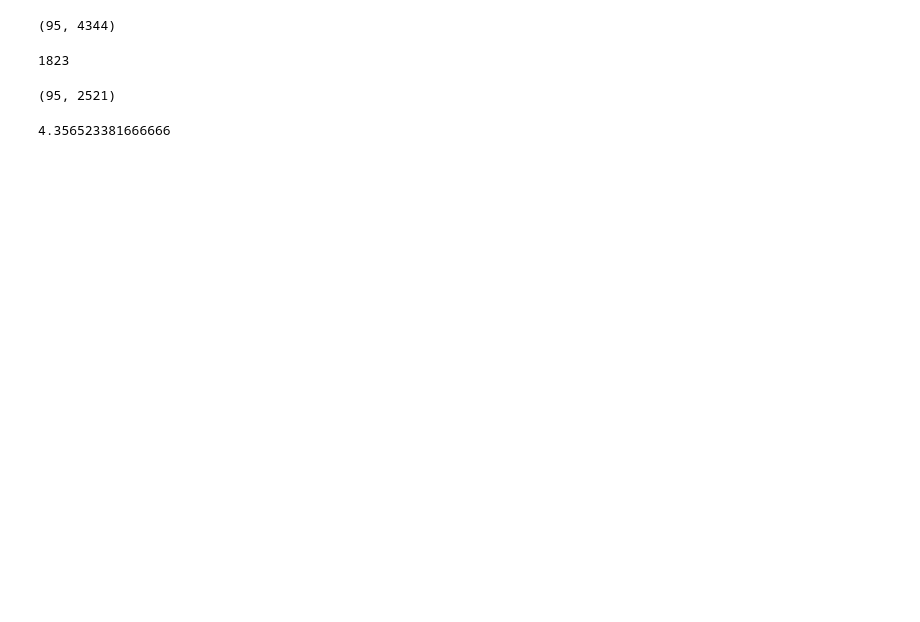
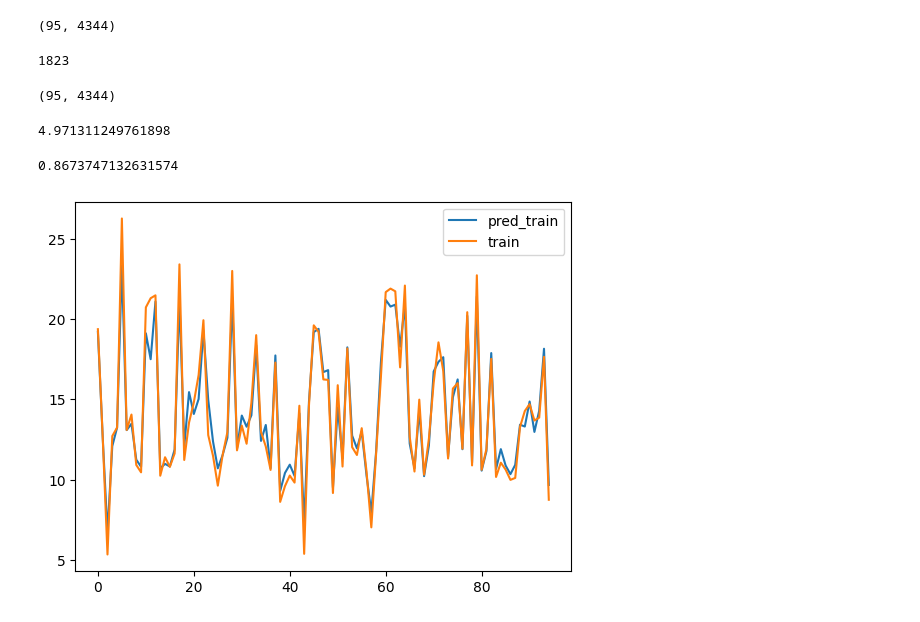
Before and after one commit to nour-m-bouayed/TSFEL_Review, a Jupyter notebook: TSFEL_ExtrinsicRegression.ipynb, the cells around one changed output. Saved outputs shown, nothing was run; the diff lists cells and outputs as text; code cells hidden in the pictures; blank space fills up the shorter version.

```diff
--- a/TSFEL_ExtrinsicRegression.ipynb
+++ b/TSFEL_ExtrinsicRegression.ipynb
@@ -213,23 +252,33 @@ nx_test_features_selected = pd.DataFrame(scaler.transform(x_test_features_select
 # %%
-nx_train_features_selected.shape
+nX_train_features_selected.shape
 # %% [output]
-(95, 2521)
+(95, 4344)
 # %%
 from sklearn.ensemble import RandomForestRegressor
 from sklearn.metrics import mean_squared_error
 
 # Initialize and train a random forest regressor
 regressor = RandomForestRegressor(n_estimators=100, random_state=42)
-regressor.fit(nx_train_features_selected, y_train)
+regressor.fit(nX_train_features_selected, y_train)
 
 # Make predictions on the test set and evaluate the model
-y_pred = regressor.predict(nx_test_features_selected)
+y_pred = regressor.predict(nX_test_features_selected)
 mse = mean_squared_error(y_test, y_pred)
 
 # Results
 mse
 # %% [output]
-4.356523381666666
+4.971311249761898
+# %%
+y_pred_train = regressor.predict(nX_train_features_selected)
+plt.plot(y_pred_train, label = 'pred_train')
+plt.plot(y_train, label='train')
+plt.legend()
+mse = mean_squared_error(y_train, y_pred_train)
+mse
+# %% [output]
+0.8673747132631574
+[figure, added]
 # %%
 plt.plot(y_pred, label = 'pred')
 plt.plot(y_test, label='test')
```
Also changed, not shown: parts of 56 cells of this notebook, 3 other files.
